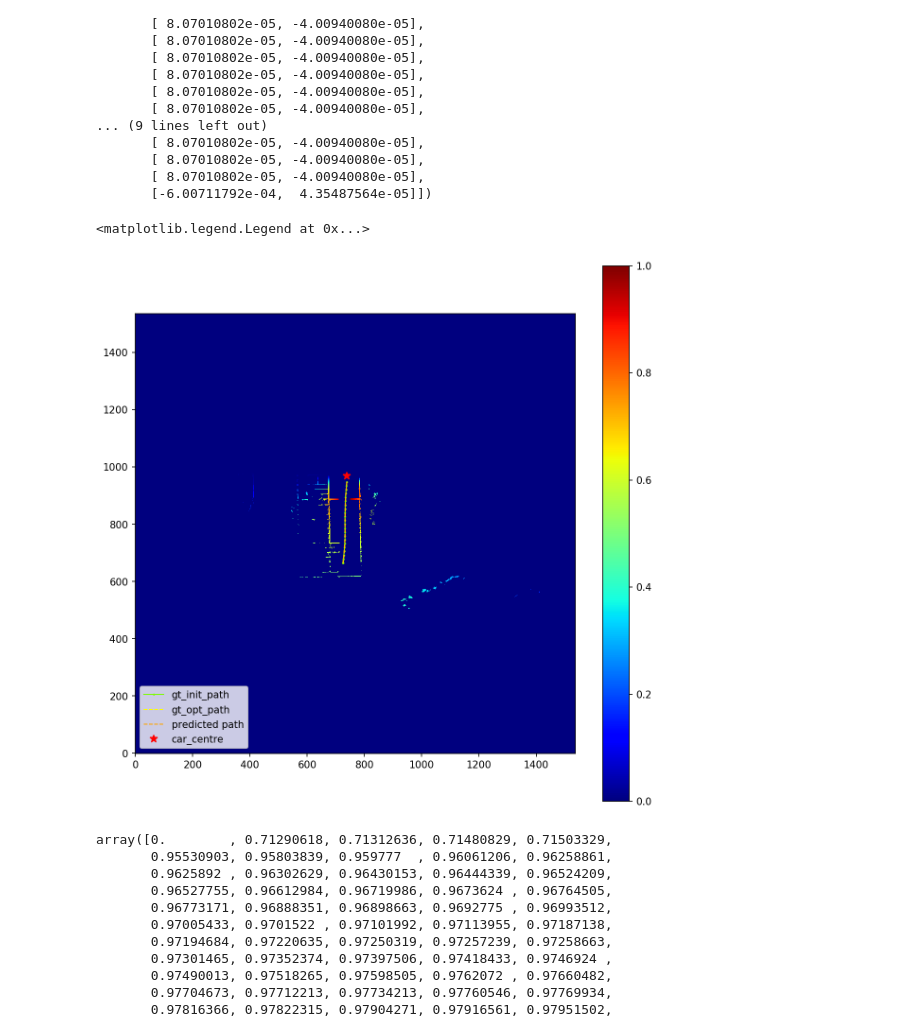
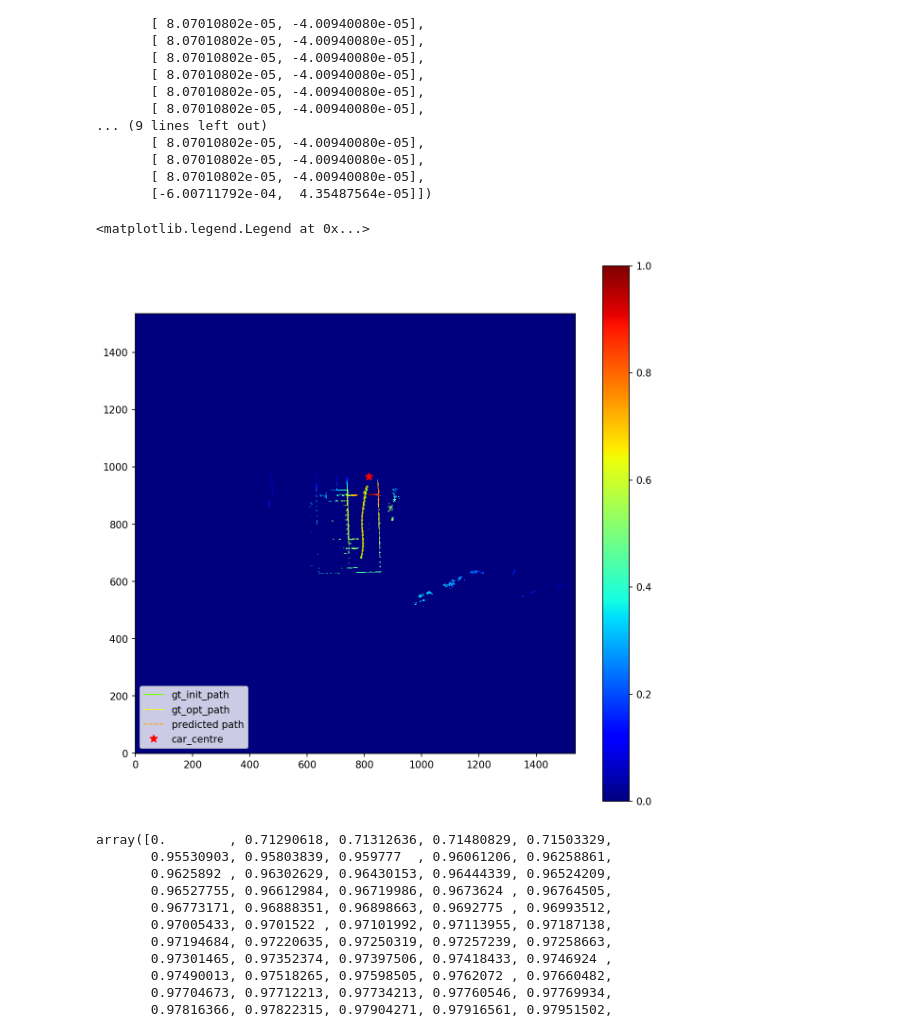
Before and after one commit to saitejamalyala/rosbag2numpy, a Jupyter notebook: train_fv.ipynb, the cells around one changed output. Saved outputs shown, nothing was run; the diff lists cells and outputs as text; code cells hidden in the pictures.

```diff
--- a/train_fv.ipynb
+++ b/train_fv.ipynb
@@ -253,7 +260,7 @@ array([[ 8.07010802e-05, -4.00940080e-05],
        [ 8.07010802e-05, -4.00940080e-05],
        [-6.00711792e-04,  4.35487564e-05]])
 # %%
-idx=42#48
+idx= 122#82#42#48
 normalized_factor=1536
 plt.figure(figsize=(10,10),dpi=150)
 plt.imshow(cost_map[idx].astype(float),origin='lower',cmap='jet')
@@ -264,35 +271,34 @@ plt.plot(
     "o-",
     color="lawngreen",
     markersize=1,
     linewidth=1,
 )
 plt.plot(
     opt_path[idx][:, 0]*normalized_factor,
     opt_path[idx][:, 1]*normalized_factor,
     "--",
     color="yellow",
     markersize=1,
     linewidth=1,
 )
 
 plt.plot(
     predicted_paths[idx][:, 0]*normalized_factor,
     predicted_paths[idx][:, 1]*normalized_factor,
     "--",
     color="orange",
     markersize=1,
     linewidth=1,
 )
-
 plt.plot(car_odo[idx][0] *normalized_factor,car_odo[idx][1] *normalized_factor,
     "r*",
     color="red",
     markersize=8,
 )
 plt.legend(['gt_init_path', 'gt_opt_path', 'predicted path','car_centre'], loc='lower left')
 # %% [output]
 <matplotlib.legend.Legend at 0x...>
-[figure, old version]
+[figure, new version]
 # %%
 np.unique(feature_v[idx])
 # %% [output]
```
Also changed, not shown: parts of 1 cell of this notebook, 6 other files.
